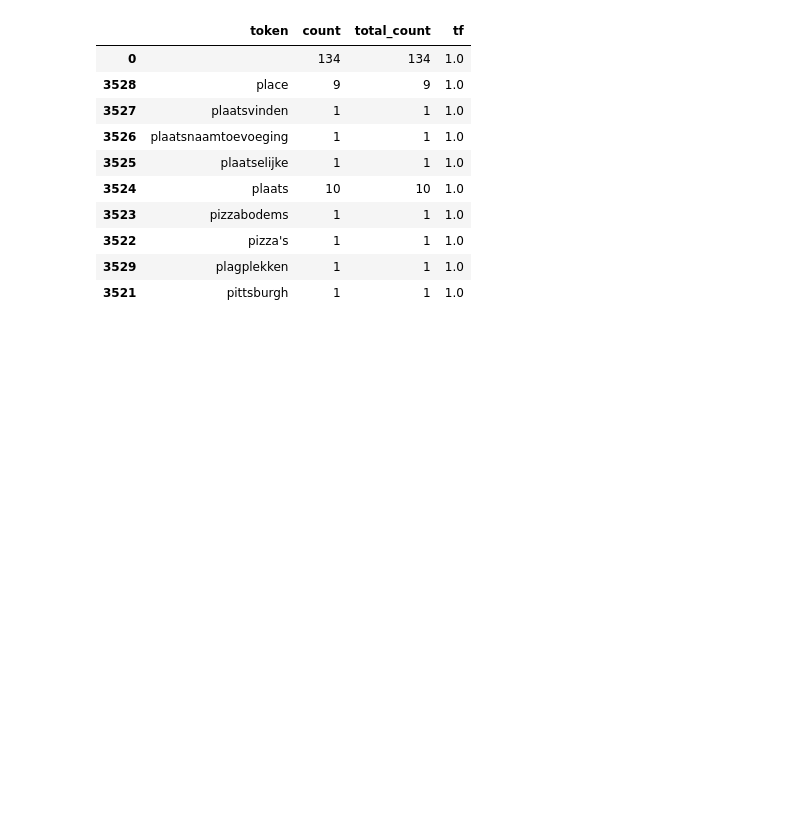
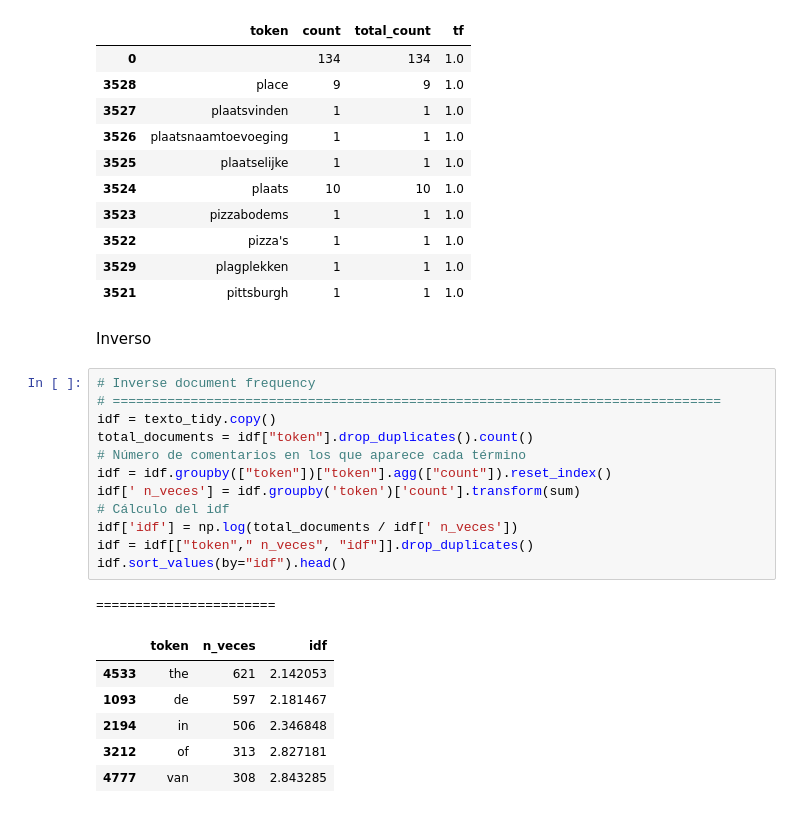
Before and after one commit to JoseQuinteroTC/IA-ML-, a Jupyter notebook: IA ML/Entregable_IA.ipynb, the cells around one changed output. Drawn from its saved outputs; the diff is of its cells as text; blank space fills up the shorter version.

```diff
--- a/IA ML/Entregable_IA.ipynb
+++ b/IA ML/Entregable_IA.ipynb
@@ -445,3 +450,25 @@ tf.sort_values(by = "tf").head(10)
 | 3522 | pizza's | 1 | 1 | 1.0 |
 | 3529 | plagplekken | 1 | 1 | 1.0 |
 | 3521 | pittsburgh | 1 | 1 | 1.0 |
+# %% [markdown]
+Inverso
+# %%
+# Inverse document frequency
+# ==============================================================================
+idf = texto_tidy.copy()
+total_documents = idf["token"].drop_duplicates().count()
+# Número de comentarios en los que aparece cada término
+idf = idf.groupby(["token"])["token"].agg(["count"]).reset_index()
+idf[' n_veces'] = idf.groupby('token')['count'].transform(sum)
+# Cálculo del idf
+idf['idf'] = np.log(total_documents / idf[' n_veces'])
+idf = idf[["token"," n_veces", "idf"]].drop_duplicates()
+idf.sort_values(by="idf").head()
+# %% [output]
+=======================
+|  | token | n_veces | idf |
+| 4533 | the | 621 | 2.142053 |
+| 1093 | de | 597 | 2.181467 |
+| 2194 | in | 506 | 2.346848 |
+| 3212 | of | 313 | 2.827181 |
+| 4777 | van | 308 | 2.843285 |
```
Also changed, not shown: parts of 26 cells of this notebook.
